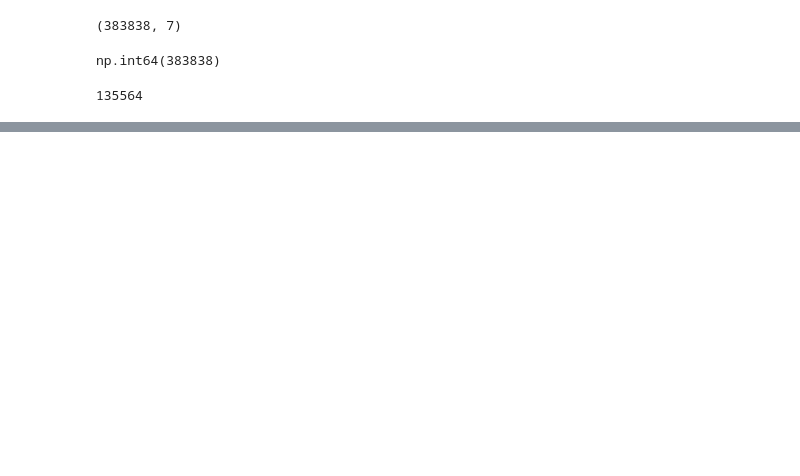
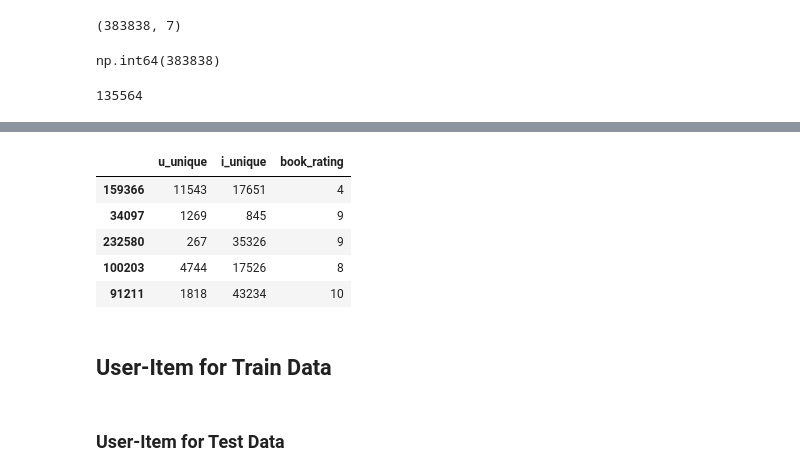
Before and after one commit to Prathamesshh/AI-Based-Book-Recommendation, a Jupyter notebook: model.ipynb, the cells around one changed output, grey strips where cells are left out. Cells and saved outputs as stored; diff of their text form; code cells hidden in the pictures; blank space fills up the shorter version.

```diff
--- a/model.ipynb
+++ b/model.ipynb
@@ -470,0 +543,11 @@ new_book_df['book_title'].nunique()
+# %%
+test_data.sample(5)
+# %% [output]
+|  | u_unique | i_unique | book_rating |
+| 159366 | 11543 | 17651 | 4 |
+| 34097 | 1269 | 845 | 9 |
+| 232580 | 267 | 35326 | 9 |
+| 100203 | 4744 | 17526 | 8 |
+| 91211 | 1818 | 43234 | 10 |
+# %% [markdown]
+## User-Item for Train Data
@@ -470,0 +565,2 @@ new_book_df['book_title'].nunique()
+# %% [markdown]
+### User-Item for Test Data
```
Also changed, not shown: parts of 18 cells of this notebook.
